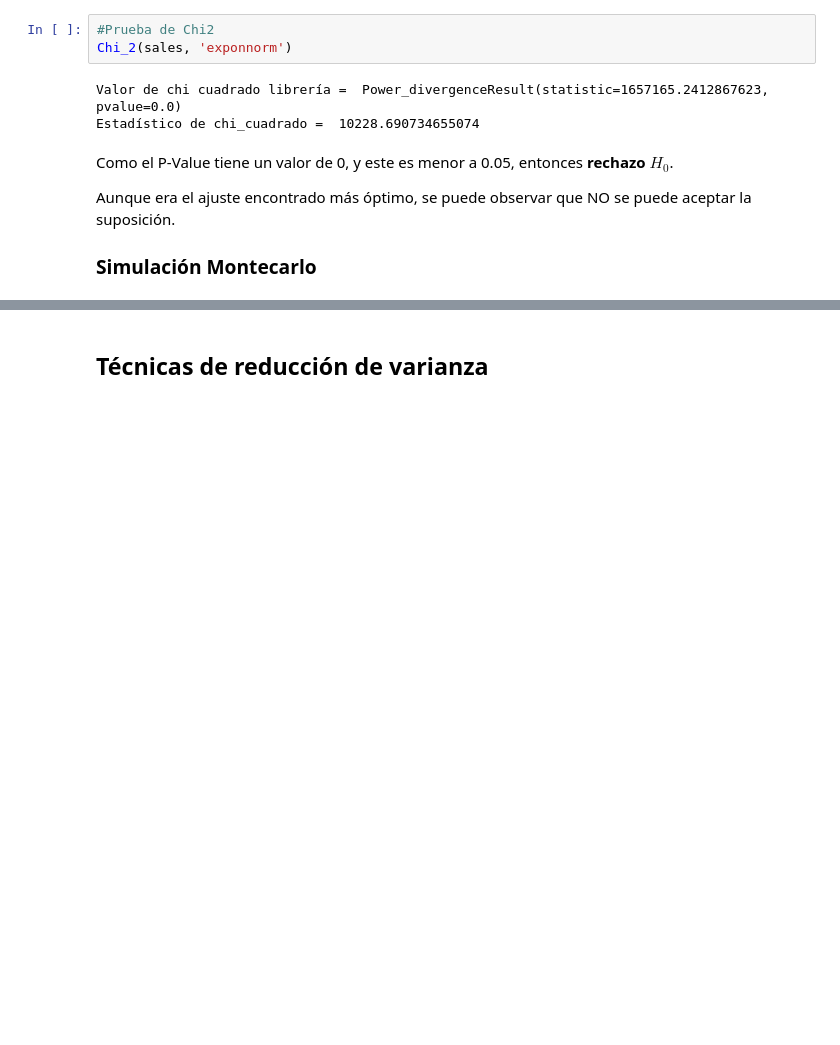
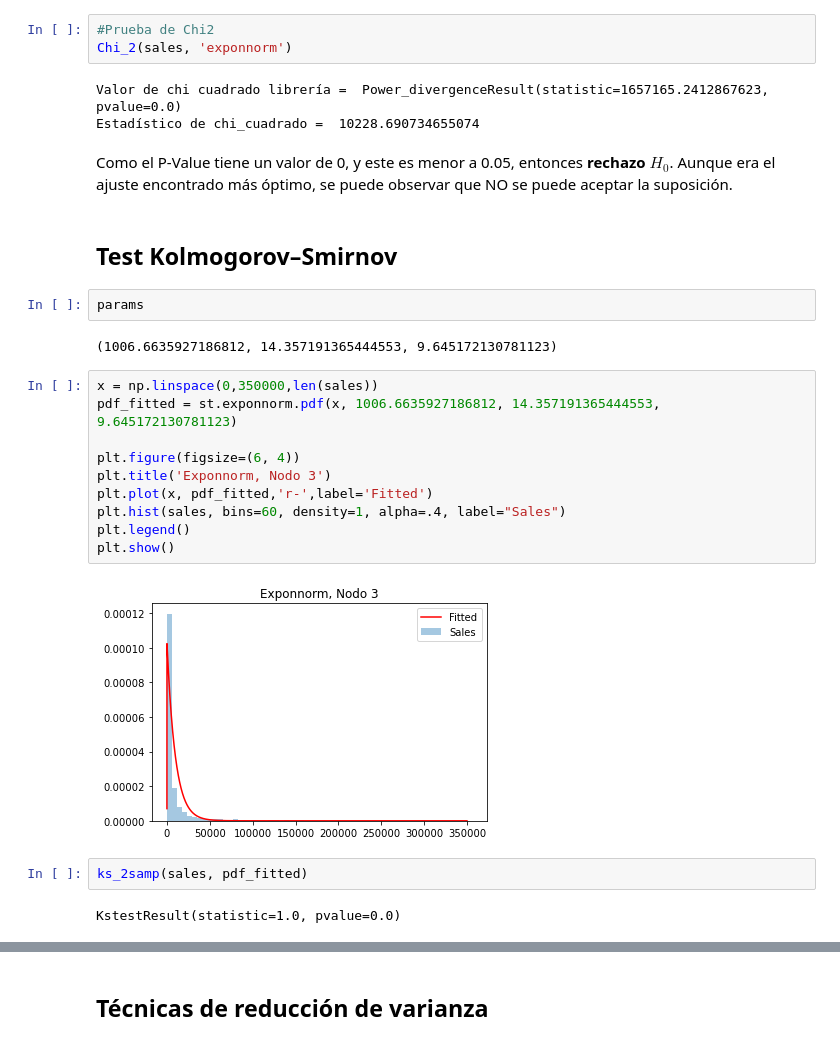
Before and after one commit to leonardoaceves/ProyectoSPF_JLACEVES_AMAGUILERA, a Jupyter notebook: ProyectoModulo1_AcevesJ_AguileraA.ipynb, the cells around one changed output, grey strips where cells are left out. Saved outputs shown, nothing was run; the diff lists cells and outputs as text; blank space fills up the shorter version.

```diff
--- a/ProyectoModulo1_AcevesJ_AguileraA.ipynb
+++ b/ProyectoModulo1_AcevesJ_AguileraA.ipynb
@@ -887,7 +908,26 @@ Valor de chi cuadrado librería =  Power_divergenceResult(statistic=1657165.2412
 Estadístico de chi_cuadrado =  10228.690734655074
 # %% [markdown]
 Como el P-Value tiene un valor de 0, y este es menor a 0.05, entonces **rechazo $H_0$**.
-
 Aunque era el ajuste encontrado más óptimo, se puede observar que NO se puede aceptar la suposición.
-
-### Simulación Montecarlo
+# %% [markdown]
+## Test Kolmogorov–Smirnov
+# %%
+params
+# %% [output]
+(1006.6635927186812, 14.357191365444553, 9.645172130781123)
+# %%
+x = np.linspace(0,350000,len(sales))
+pdf_fitted = st.exponnorm.pdf(x, 1006.6635927186812, 14.357191365444553, 9.645172130781123)
+
+plt.figure(figsize=(6, 4))
+plt.title('Exponnorm, Nodo 3')
+plt.plot(x, pdf_fitted,'r-',label='Fitted')
+plt.hist(sales, bins=60, density=1, alpha=.4, label="Sales")
+plt.legend()
+plt.show()
+# %% [output]
+[figure, added]
+# %%
+ks_2samp(sales, pdf_fitted)
+# %% [output]
+KstestResult(statistic=1.0, pvalue=0.0)
```
Also changed, not shown: parts of 35 cells of this notebook.
